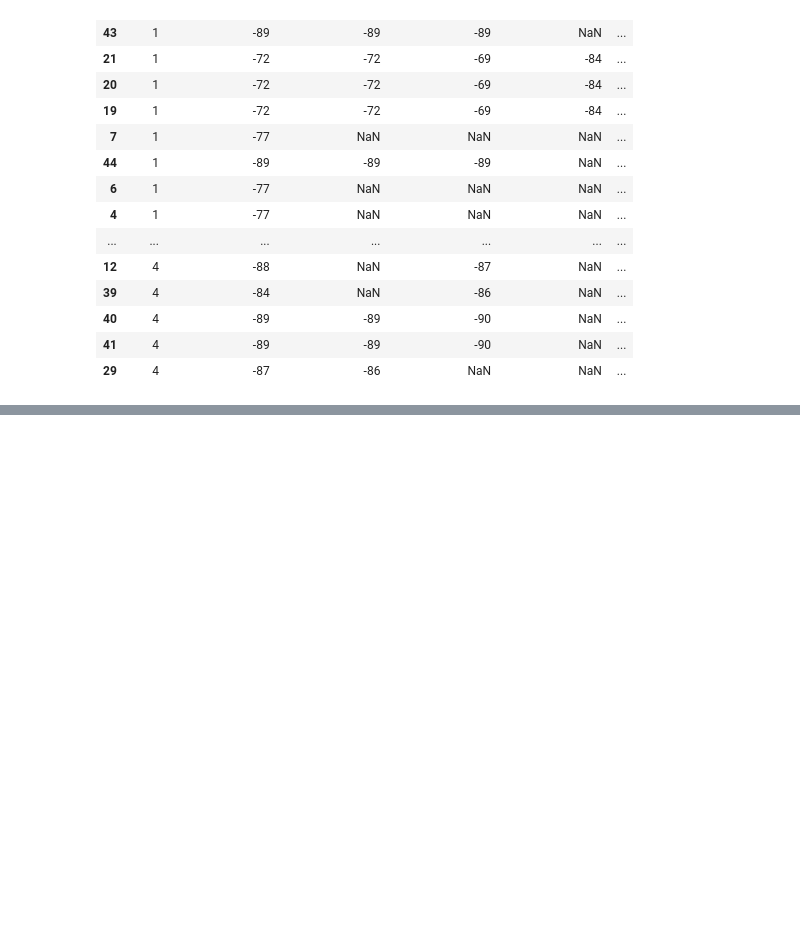
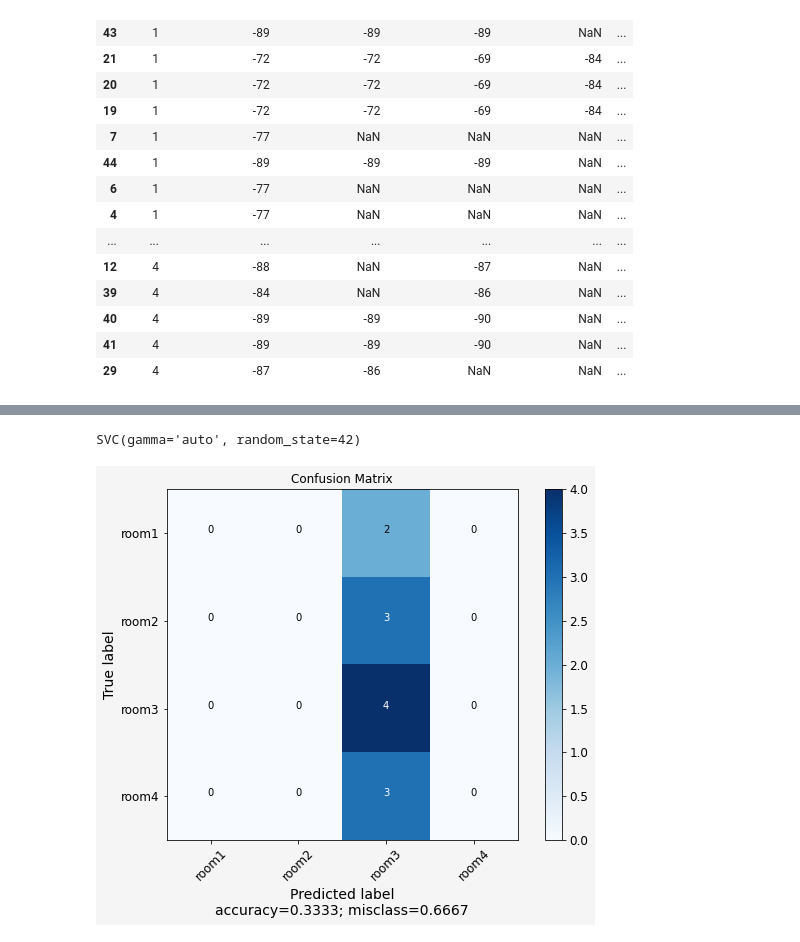
Before and after one commit to miligithub/open-indoor-localization, a Jupyter notebook: python/ml.ipynb, the cells around one changed output, grey strips where cells are left out. Drawn from its saved outputs; the diff is of its cells as text; code cells hidden in the pictures; blank space fills up the shorter version.

```diff
--- a/python/ml.ipynb
+++ b/python/ml.ipynb
@@ -288,22 +289,30 @@ conf_mx
 # %%
 test_df_raw = txtToDataFrame('test11_19.txt')
 test_df = process(test_df_raw, sorted_mac)
-test_df = test_df.fillna(-100)
+test_df = test_df.fillna(train_df.mean())
 x_test = test_df.iloc[:, featureStart:featureEnd]
 y_test = test_df['room']
 # x_test, y_test = features, train_truth
 
 classifier.fit(features, train_truth)
-from sklearn.metrics import plot_confusion_matrix
-# Plot non-normalized confusion matrix
-titles_options = [('Confusion matrix, without normalization', None),
-                  ('Normalized confusion matrix', 'true')]
-for title, normalize in titles_options:
-    disp = plot_confusion_matrix(classifier, x_test, y_test,
-                                 display_labels=['room' + str(i) for i in range(1,5)],
-                                 cmap=plt.cm.Blues,
-                                 normalize=normalize)
-    disp.ax_.set_title(title)
+y_predict = classifier.predict(x_test)
+conf_mx = confusion_matrix(y_test, y_predict)
+plot_confusion_matrix(cm           = conf_mx,
+                      normalize    = False,
+                      target_names = ['room' + str(i) for i in range(1,5)],
+                      title        = "Confusion Matrix")
+# # Plot non-normalized confusion matrix
+# titles_options = [('Confusion matrix, without normalization', None)]#,
+#                   #('Normalized confusion matrix', 'true')]
+# for title, normalize in titles_options:
+#     disp = plot_confusion_matrix(classifier, x_test, y_test,
+#                                  display_labels=['room' + str(i) for i in range(1,5)],
+#                                  cmap=plt.cm.Blues,
+#                                  normalize=normalize)
+#     disp.ax_.set_title(title)
 
-    print(title)
-    print(disp.confusion_matrix)
+#     print(title)
+#     print(disp.confusion_matrix)
+# %% [output]
+SVC(gamma='auto', random_state=42)
+[figure, added]
```
Also changed, not shown: parts of 8 cells of this notebook.
